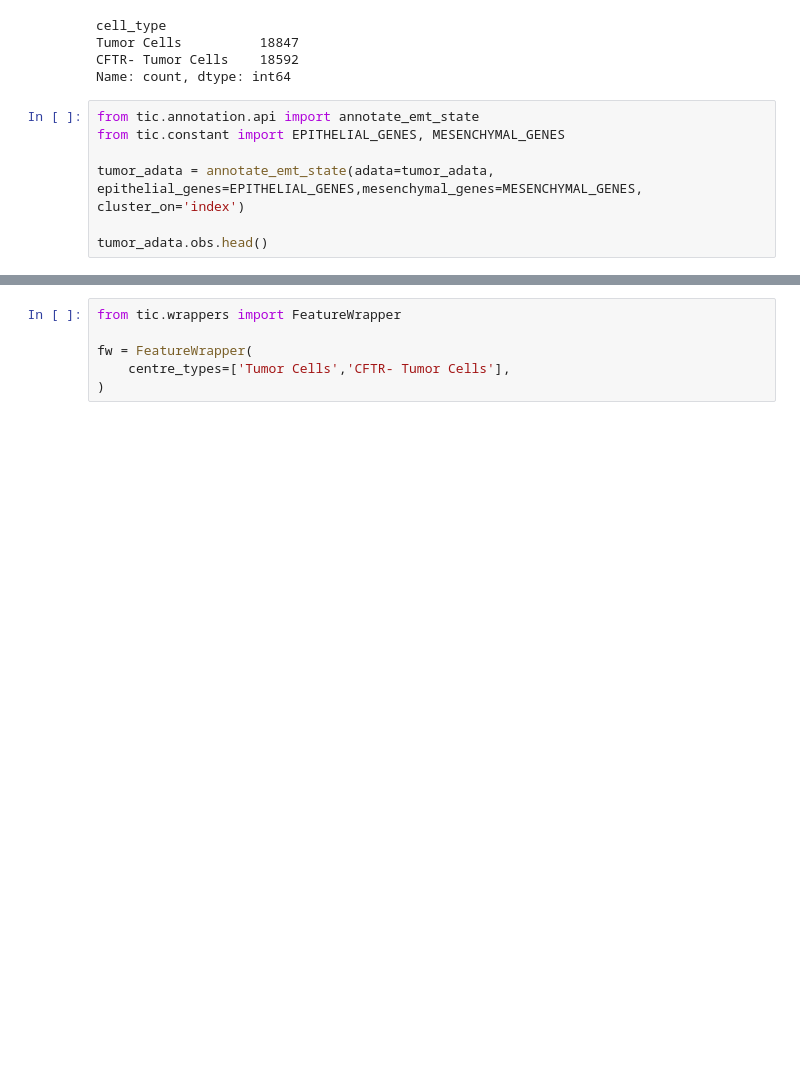
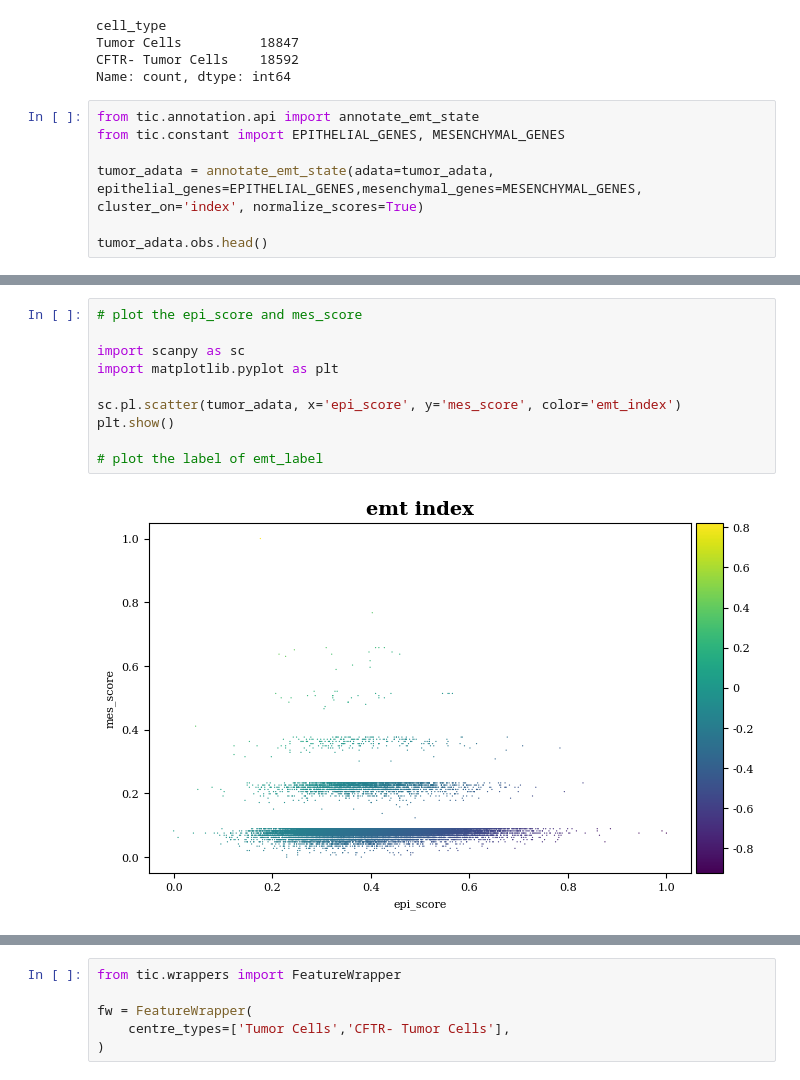
Before and after one commit to cellethology/tic, a Jupyter notebook: notebook/annotate_emt_state/0623.ipynb, the cells around one changed output, grey strips where cells are left out. Saved outputs shown, nothing was run; the diff lists cells and outputs as text; blank space fills up the shorter version.

```diff
--- a/notebook/annotate_emt_state/0623.ipynb
+++ b/notebook/annotate_emt_state/0623.ipynb
@@ -29,7 +29,7 @@ Name: count, dtype: int64
 from tic.annotation.api import annotate_emt_state
 from tic.constant import EPITHELIAL_GENES, MESENCHYMAL_GENES
 
-tumor_adata = annotate_emt_state(adata=tumor_adata, epithelial_genes=EPITHELIAL_GENES,mesenchymal_genes=MESENCHYMAL_GENES, cluster_on='index')
+tumor_adata = annotate_emt_state(adata=tumor_adata, epithelial_genes=EPITHELIAL_GENES,mesenchymal_genes=MESENCHYMAL_GENES, cluster_on='index', normalize_scores=True)
 
 tumor_adata.obs.head()
 # %% [output]
@@ -39,3 +39,15 @@ tumor_adata.obs.head()
 | aacaccna-1 | 2484.630615 | 687.143555 | 67 | 0 | 0 | ... |
 | aacbcimn-1 | 2477.419189 | 692.878479 | 171 | 0 | 0 | ... |
 | aaccdkah-1 | 2467.606201 | 695.293945 | 188 | 0 | 0 | ... |
+# %%
+# plot the epi_score and mes_score
+
+import scanpy as sc
+import matplotlib.pyplot as plt
+
+sc.pl.scatter(tumor_adata, x='epi_score', y='mes_score', color='emt_index')
+plt.show()
+
+# plot the label of emt_label
+# %% [output]
+[figure, added]
```
Also changed, not shown: parts of 2 cells of this notebook, 12 other files.
